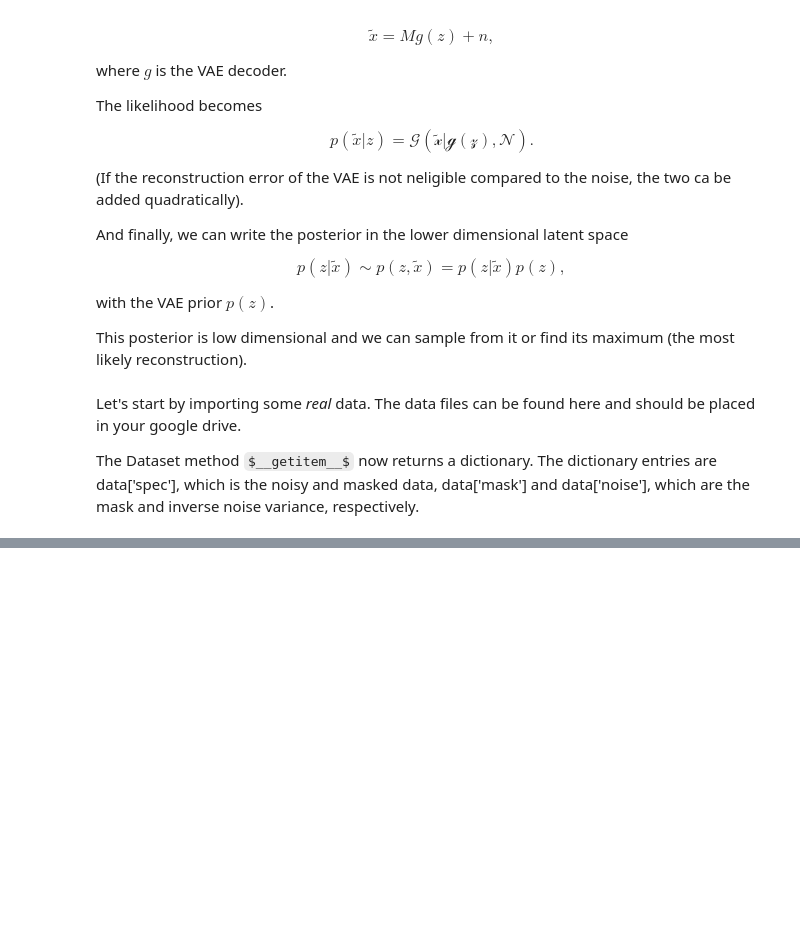
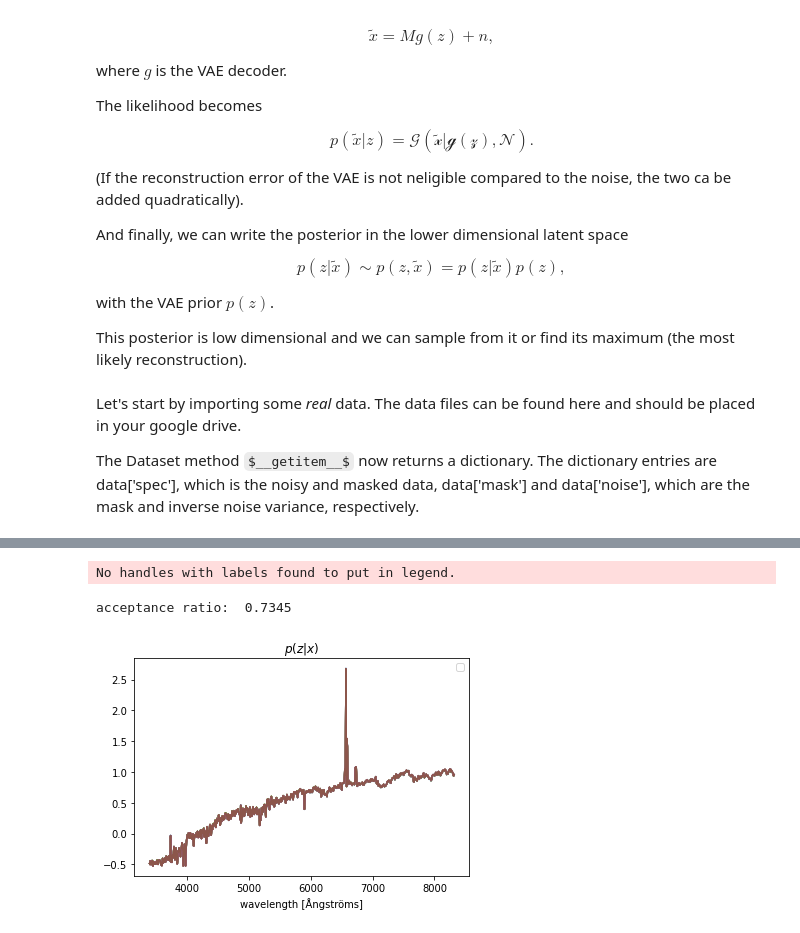
Before and after one commit to VMBoehm/ML_Lectures, a Jupyter notebook: ImprovingVAEs_and_VAEs_on_imperfect_data.ipynb, the cells around one changed output, grey strips where cells are left out. Cells and saved outputs as stored; diff of their text form; code cells hidden in the pictures; some formulas as TeX source; blank space fills up the shorter version.

```diff
--- a/ImprovingVAEs_and_VAEs_on_imperfect_data.ipynb
+++ b/ImprovingVAEs_and_VAEs_on_imperfect_data.ipynb
@@ -1044,0 +1057,28 @@ plt.show()
+# %%
+#TASK: Use the metropolis hastings sampler to sample from the posterior for data sample ...
+#TASK: foward model some of the samples -> by how much do they vary?
+
+with torch.no_grad():
+  log_prob = lambda y: corrupted_log_joint_prob(y).item()
+  mu, _    = VAE.encoder(x)
+  MH       = MetropolisHastings(log_prob,dim=LATENT_SIZE,std=np.ones(LATENT_SIZE,dtype=np.float32)*0.01,mu=np.zeros(LATENT_SIZE, dtype=np.float32),init=np.squeeze(z.detach()))
+
+  MCMC_samples, _, acceptance_ratio = MH.sample(10000)
+
+print('acceptance ratio: ',acceptance_ratio)
+
+with torch.no_grad():
+  post_samples = VAE.decoder(torch.as_tensor(MCMC_samples[:16]).float())
+
+
+fig, ax = plt.subplots(1,1, figsize=(6,4), sharex=True)
+for ii in range(16):
+    ax.plot(wl,post_samples[ii])
+ax.set_title(r'$p(z|x)$')
+ax.set_xlabel('wavelength [Ångströms]')
+ax.legend()
+plt.show()
+# %% [output]
+No handles with labels found to put in legend.
+acceptance ratio:  0.7345
+[figure, added]
```
Also changed, not shown: parts of 5 cells of this notebook.
